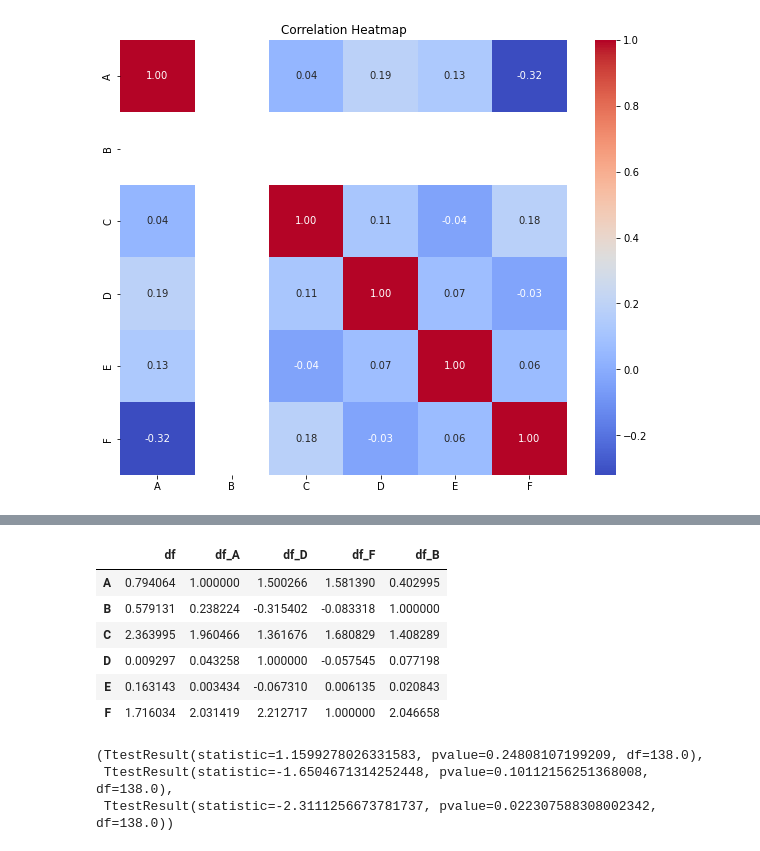
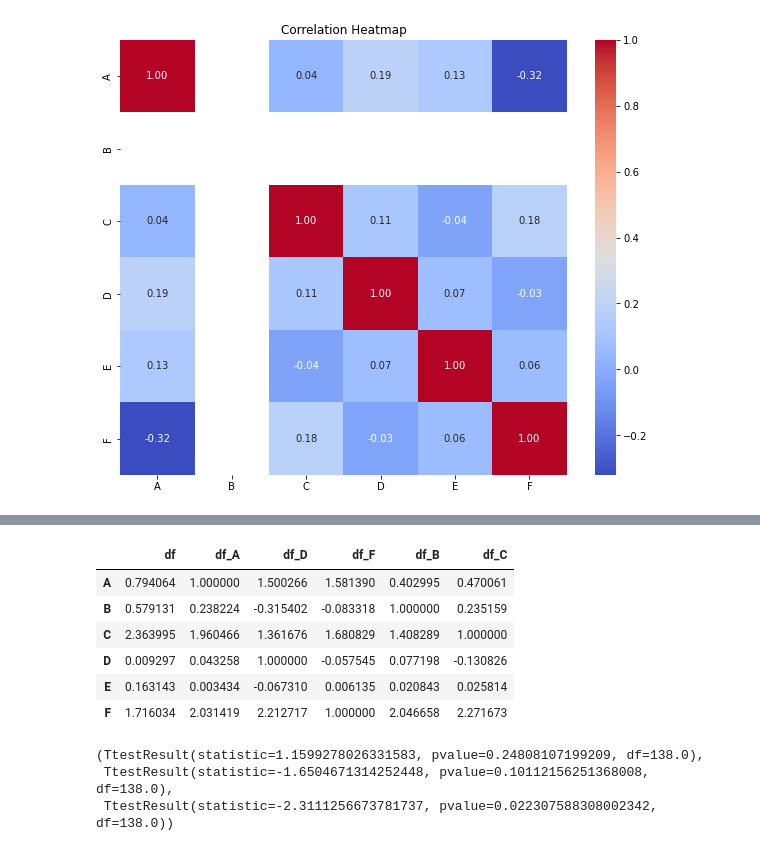
Before and after one commit to Villinger1999/BO-Mini-project, a Jupyter notebook: C-project/correlation.ipynb, the cells around one changed output, grey strips where cells are left out. Saved outputs shown, nothing was run; the diff lists cells and outputs as text; code cells hidden in the pictures.

Commit message:
ny data + ttest

```diff
--- a/C-project/correlation.ipynb
+++ b/C-project/correlation.ipynb
@@ -390,3 +390,8 @@ D  0.186856 NaN  0.114917  1.000000  0.073224 -0.034602
 E  0.133564 NaN -0.040151  0.073224  1.000000  0.063612
 F -0.320108 NaN  0.176275 -0.034602  0.063612  1.000000
 [figure]
+# %%
+df_C = pd.read_csv('data_1458.csv')
+#remove unnamed column
+df_C.drop('Unnamed: 0', axis=1, inplace=True)
+df_C
@@ -393,16 +412,16 @@ F -0.320108 NaN  0.176275 -0.034602  0.063612  1.000000
 # %%
 # make a table of the mean of each column for each df_*
-table_mean = pd.concat([df.mean(), df_A.mean(), df_D.mean(), df_F.mean(), df_B.mean()], axis=1)
-table_mean.columns = ['df', 'df_A', 'df_D', 'df_F', 'df_B']
+table_mean = pd.concat([df.mean(), df_A.mean(), df_D.mean(), df_F.mean(), df_B.mean(), df_C.mean()], axis=1)
+table_mean.columns = ['df', 'df_A', 'df_D', 'df_F', 'df_B', 'df_C']
 table_mean
 # %% [output]
-|  | df | df_A | df_D | df_F | df_B |
-| A | 0.794064 | 1.000000 | 1.500266 | 1.581390 | 0.402995 |
-| B | 0.579131 | 0.238224 | -0.315402 | -0.083318 | 1.000000 |
-| C | 2.363995 | 1.960466 | 1.361676 | 1.680829 | 1.408289 |
-| D | 0.009297 | 0.043258 | 1.000000 | -0.057545 | 0.077198 |
-| E | 0.163143 | 0.003434 | -0.067310 | 0.006135 | 0.020843 |
-| F | 1.716034 | 2.031419 | 2.212717 | 1.000000 | 2.046658 |
+|  | df | df_A | df_D | df_F | df_B | df_C |
+| A | 0.794064 | 1.000000 | 1.500266 | 1.581390 | 0.402995 | 0.470061 |
+| B | 0.579131 | 0.238224 | -0.315402 | -0.083318 | 1.000000 | 0.235159 |
+| C | 2.363995 | 1.960466 | 1.361676 | 1.680829 | 1.408289 | 1.000000 |
+| D | 0.009297 | 0.043258 | 1.000000 | -0.057545 | 0.077198 | -0.130826 |
+| E | 0.163143 | 0.003434 | -0.067310 | 0.006135 | 0.020843 | 0.025814 |
+| F | 1.716034 | 2.031419 | 2.212717 | 1.000000 | 2.046658 | 2.271673 |
 # %%
 from scipy.stats import ttest_ind
 
```
Also changed, not shown: parts of 3 cells of this notebook, 1 other file.
